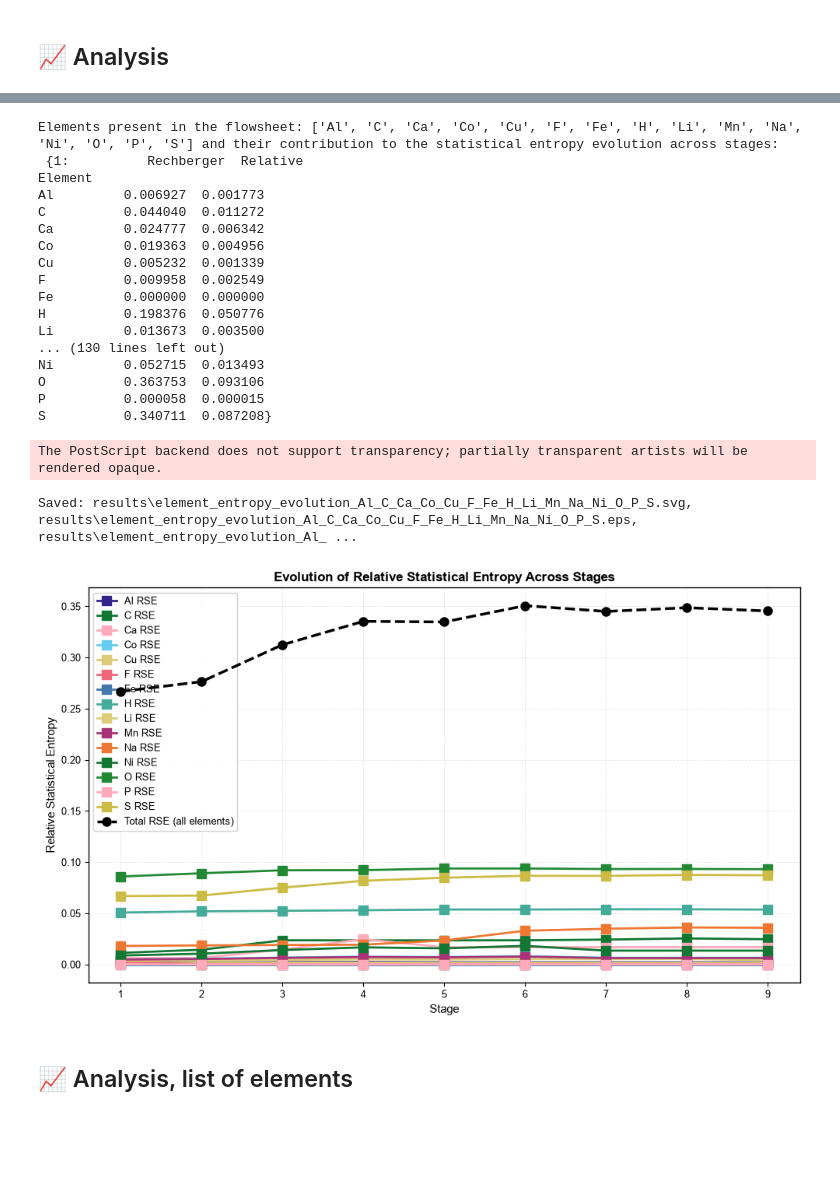
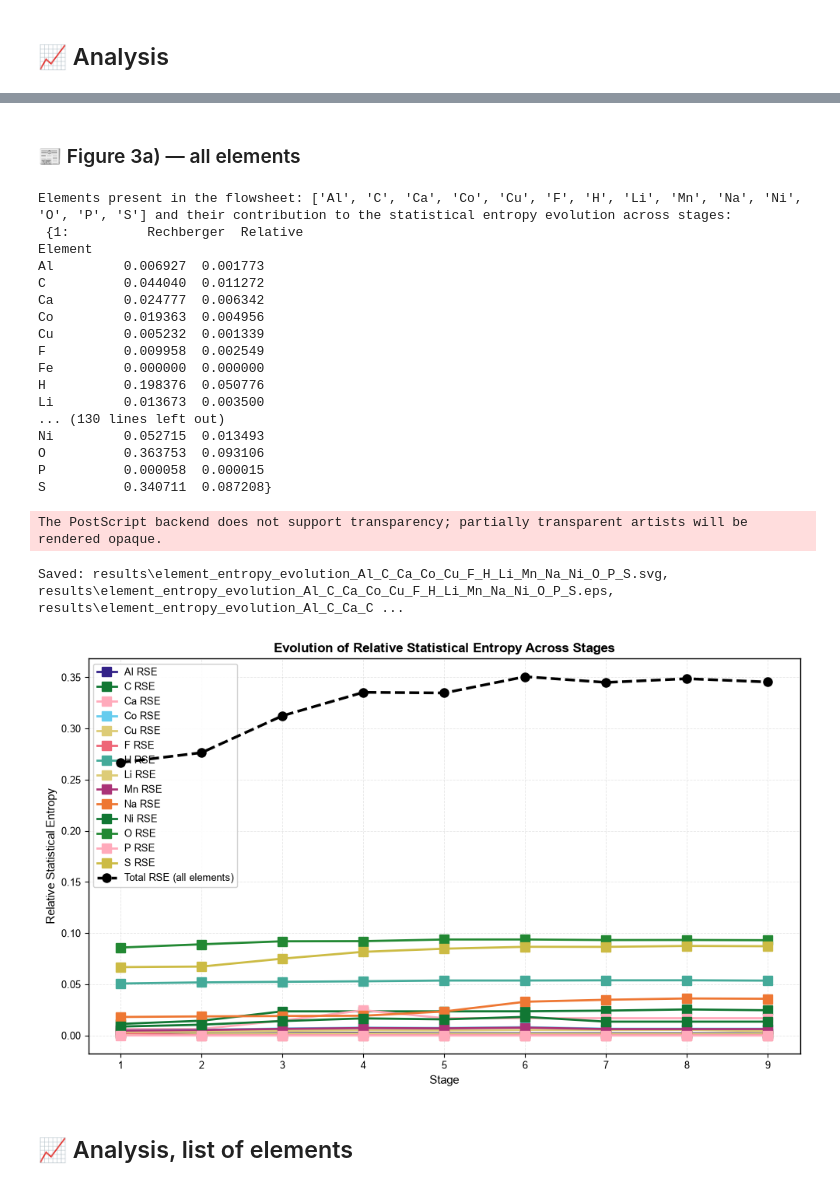
Before and after one commit to LouisFreboeuf/Application_RAMs_LiB-BM_hydromet-recy, a Jupyter notebook: sea/main_sea.ipynb, the cells around one changed output, grey strips where cells are left out. Drawn from its saved outputs; the diff is of its cells as text; code cells hidden in the pictures; blank space fills up the shorter version.

```diff
--- a/sea/main_sea.ipynb
+++ b/sea/main_sea.ipynb
@@ -3248,3 +3251,5 @@ Saved: results\flow_rse_comparison_stage2_stage3.svg, results\flow_rse_compariso
+# %% [markdown]
+### 📰 Figure 3a) — all elements
 # %%
 elements = ['Al',
  'C',
@@ -3252,40 +3257,40 @@ elements = ['Al',
  'Co',
  'Cu',
  'F',
- 'Fe',
+ # 'Fe',
  'H',
  'Li',
  'Mn',
  'Na',
  'Ni',
  'O',
  'P',
  'S']
 # ["Li", "Ni", "Mn", "Co"] # , "O"]
 # elements = get_unique_elements(stage_dfs)
 print(f"Elements present in the flowsheet: {elements} and their contribution to the statistical entropy evolution across stages:\n {element_entropy_dfs}")
 plot_element_entropy_evolution(element_entropy_dfs, elements, plot_total=True)
 # %% [output]
-Elements present in the flowsheet: ['Al', 'C', 'Ca', 'Co', 'Cu', 'F', 'Fe', 'H', 'Li', 'Mn', 'Na', 'Ni', 'O', 'P', 'S'] and their contribution to the statistical entropy evolution across stages:
+Elements present in the flowsheet: ['Al', 'C', 'Ca', 'Co', 'Cu', 'F', 'H', 'Li', 'Mn', 'Na', 'Ni', 'O', 'P', 'S'] and their contribution to the statistical entropy evolution across stages:
  {1:          Rechberger  Relative
 Element
 Al         0.006927  0.001773
 C          0.044040  0.011272
 Ca         0.024777  0.006342
 Co         0.019363  0.004956
 Cu         0.005232  0.001339
 F          0.009958  0.002549
 Fe         0.000000  0.000000
 H          0.198376  0.050776
 Li         0.013673  0.003500
 ... (130 lines left out)
 Ni         0.052715  0.013493
 O          0.363753  0.093106
 P          0.000058  0.000015
 S          0.340711  0.087208}
 The PostScript backend does not support transparency; partially transparent artists will be rendered opaque.
-Saved: results\element_entropy_evolution_Al_C_Ca_Co_Cu_F_Fe_H_Li_Mn_Na_Ni_O_P_S.svg, results\element_entropy_evolution_Al_C_Ca_Co_Cu_F_Fe_H_Li_Mn_Na_Ni_O_P_S.eps, results\element_entropy_evolution_Al_ ...
+Saved: results\element_entropy_evolution_Al_C_Ca_Co_Cu_F_H_Li_Mn_Na_Ni_O_P_S.svg, results\element_entropy_evolution_Al_C_Ca_Co_Cu_F_H_Li_Mn_Na_Ni_O_P_S.eps, results\element_entropy_evolution_Al_C_Ca_C ...
-[figure, old version]
+[figure, new version]
 # %% [markdown]
 ## 📈 Analysis, list of elements
 # %%
```
Also changed, not shown: parts of 7 cells of this notebook, 7 other files.
